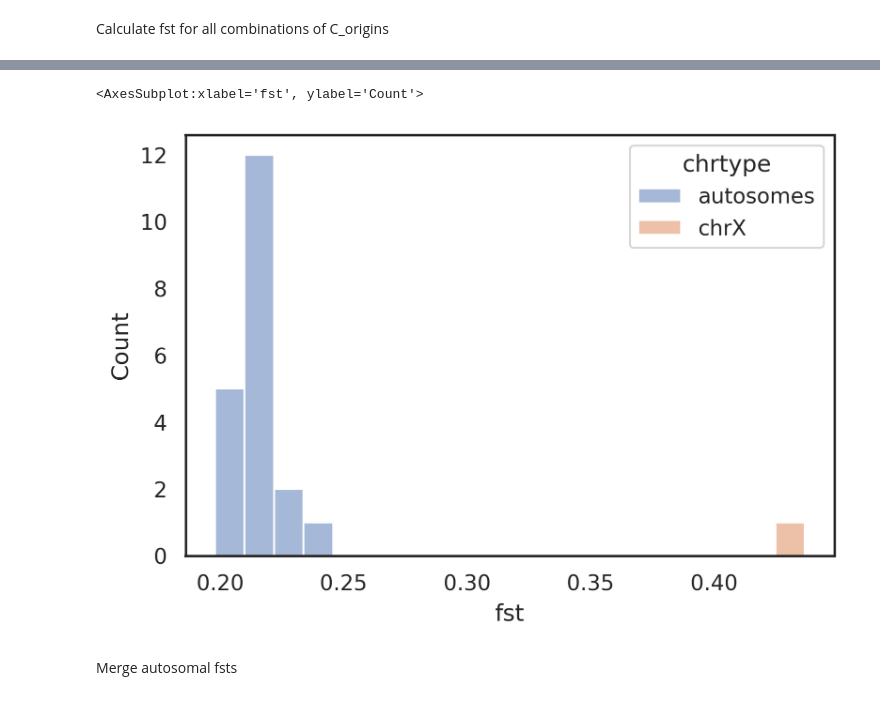
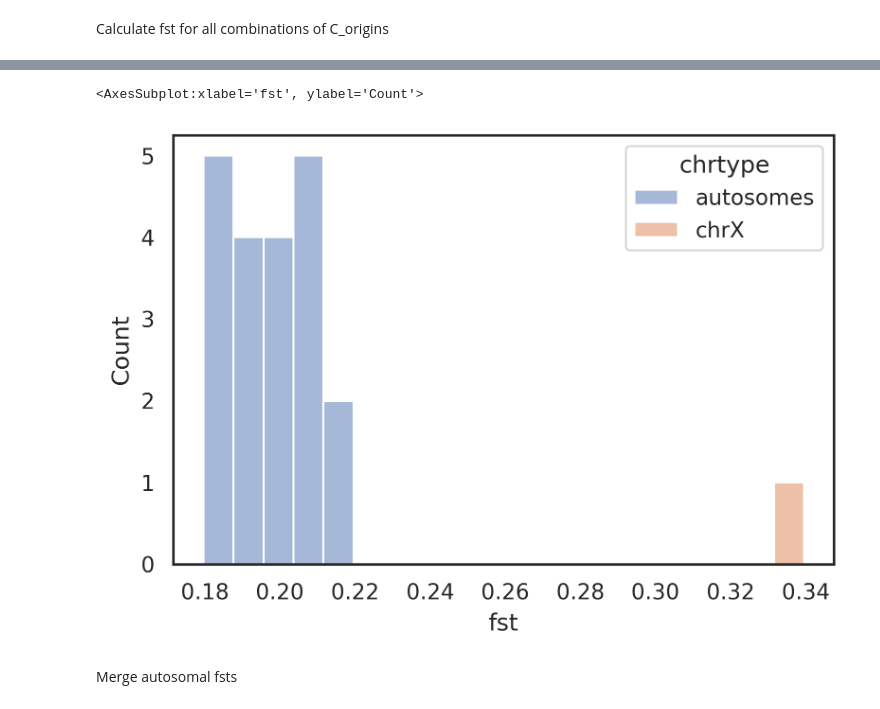
Before and after one commit to erikfogh/baboon_analysis, a Jupyter notebook: notebooks/fs06_Divergence_Diversity_base_windows_mmul.ipynb, the cells around one changed output, grey strips where cells are left out. Drawn from its saved outputs; the diff is of its cells as text; code cells hidden in the pictures.

```diff
--- a/notebooks/fs06_Divergence_Diversity_base_windows_mmul.ipynb
+++ b/notebooks/fs06_Divergence_Diversity_base_windows_mmul.ipynb
@@ -430,4 +460,4 @@ df_fst = pd.read_csv("../steps/fst_chroms_mmul10.txt", sep=" ")
 df_fst.loc[df_fst["chrom"] == "X", "chrtype"] = "chrX"
 df_fst.loc[df_fst["chrom"] != "X", "chrtype"] = "autosomes"
 # %%
-df_g = df_fst.groupby(["chrom"]).mean()
+df_g = df_fst.loc[df_fst.Origin_a == "Cynocephalus, Western Tanzania"].groupby(["chrom"]).mean()
@@ -439,0 +464,4 @@ df_g.iloc[20:, ]
+# %%
+df_g.loc[df_g.index == "X", "chrtype"] = "chrX"
+df_g.loc[df_g.index != "X", "chrtype"] = "autosomes"
+df_g
@@ -440,8 +487,8 @@ df_g.iloc[20:, ]
 # %%
-sns.histplot(data=df_fst.loc[df_fst.Origin_a == "Kindae, Zambia"], x="fst", hue="chrtype", bins=20)
+sns.histplot(data=df_g, x="fst", hue="chrtype", bins=20)
 # %% [output]
 <AxesSubplot:xlabel='fst', ylabel='Count'>
-[figure, old version]
+[figure, new version]
 # %% [markdown]
 Merge autosomal fsts
 # %%
```
Also changed, not shown: parts of 13 cells of this notebook, 30 other files.
